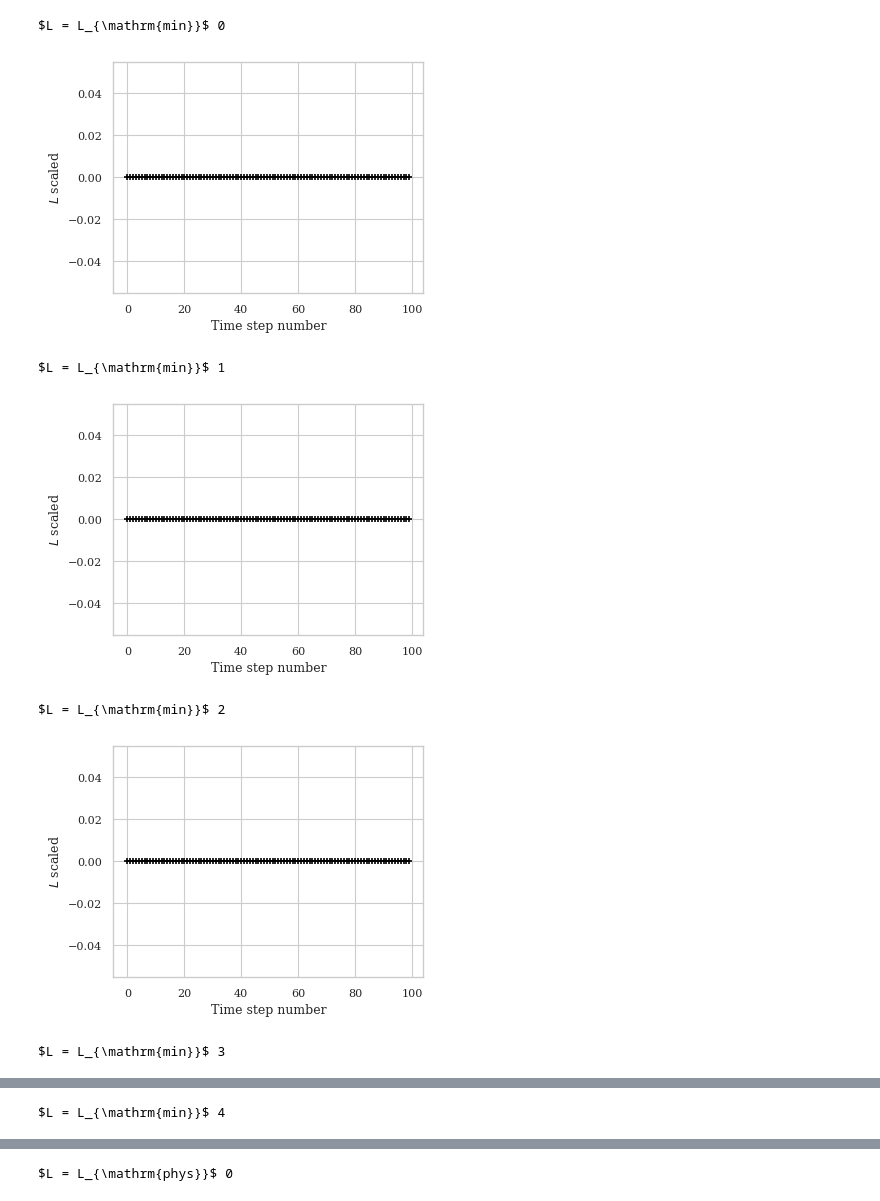
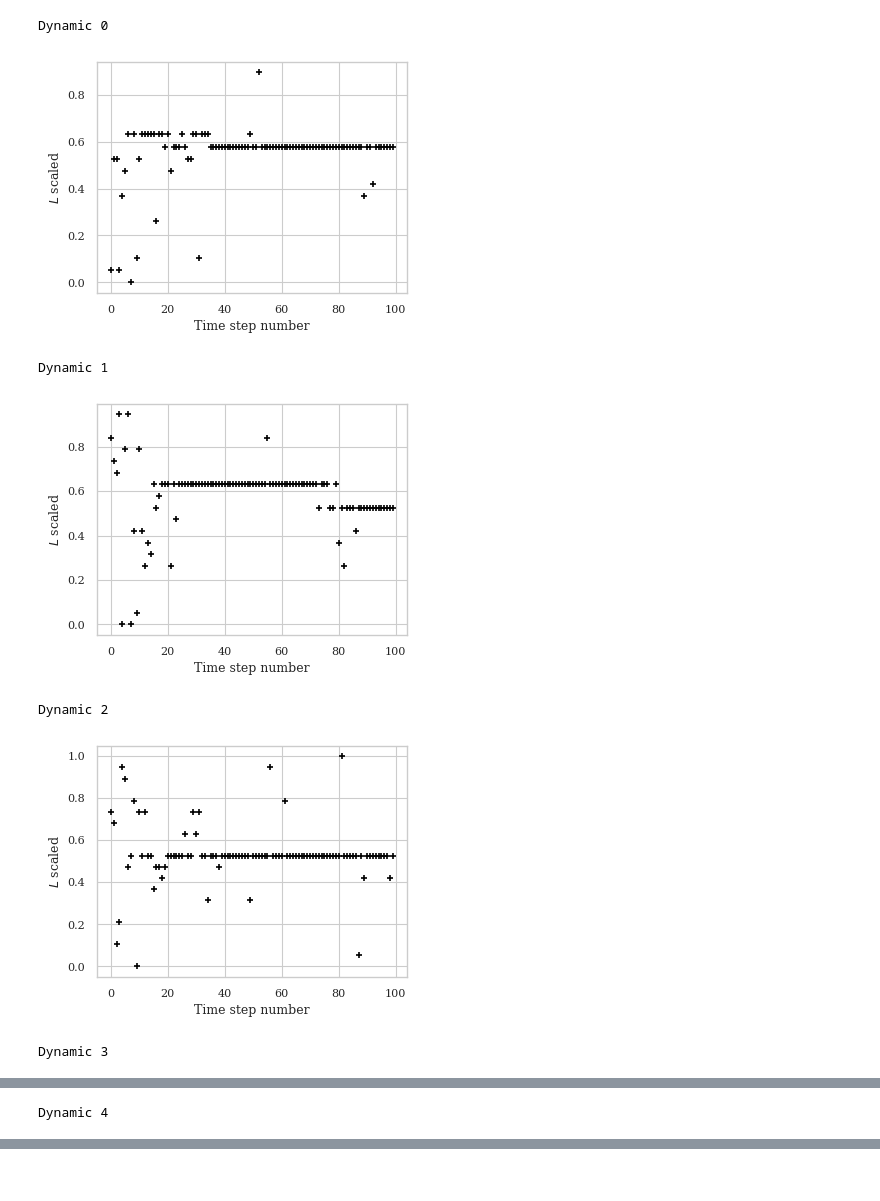
Before and after one commit to Yuriyzabegaev/solver_selector, a Jupyter notebook: examples/1/results_1_poro.ipynb, the cells around one changed output, grey strips where cells are left out. Saved outputs shown, nothing was run; the diff lists cells and outputs as text; code cells hidden in the pictures.

```diff
--- a/examples/1/results_1_poro.ipynb
+++ b/examples/1/results_1_poro.ipynb
@@ -29,13 +29,19 @@ sns.set_theme(
 
 NUM_SIMS = 5
 CONVERGED = False
+USE_SIMULATED_TIME = False
+MINUTE = 60
 
+if USE_SIMULATED_TIME:
+    X_LABEL = "Simulated time, minutes"
+else:
+    X_LABEL = "Time step number"
 
 data = {
     r"$L = L_{\mathrm{min}}$": load_data("poro_l0", n_newest=NUM_SIMS),
     r"$L = L_{\mathrm{phys}}$": load_data("poro_l1", n_newest=NUM_SIMS),
+    "Random": load_data("poro_lrandom", n_newest=NUM_SIMS),
     "Dynamic": load_data("poro_ldynamic", n_newest=NUM_SIMS),
-    "Random": load_data("poro_lrandom", n_newest=NUM_SIMS),
 }
 
 
@@ -61,37 +67,40 @@ Loading data:
 # %%
 def make_l_factor(data: Sequence[SolverSelectionData], converged=True):
     l_factors = np.array(
         [
             x.config["gmres"]["preconditioner"]["splitting_fixed_stress"]["l_factor"]
             for x in data
         ]
     )
     if converged:
         return l_factors[make_converged_indices(data)]
     return l_factors
 
 
 for name, values in data.items():
+    if name not in ("Dynamic",):
+        continue
     for i, value in enumerate(values):
         print(name, i)
         plt.figure(figsize=(4, 3))
         l_factors = make_l_factor(value, converged=CONVERGED)
-        plt.scatter(
-            np.arange(l_factors.size), l_factors, label=name, color="black", marker="+"
-        )
+        x = make_simulation_time(values[0], converged=CONVERGED) / MINUTE
+        if not USE_SIMULATED_TIME:
+            x = np.arange(len(l_factors))
+        plt.scatter(x, l_factors, label=name, color="black", marker="+")
 
         plt.ylabel("$L$ scaled")
-        plt.xlabel("Time step number")
+        plt.xlabel(X_LABEL)
         plt.show()
         if save_media_path is not None:
             plt.savefig(
                 save_media_path / f"poro_lfactor_dt_{name}_{i}.pdf", bbox_inches="tight"
             )
 # %% [output]
-$L = L_{\mathrm{min}}$ 0
+Dynamic 0
-[figure, old version]
+[figure, new version]
-$L = L_{\mathrm{min}}$ 1
+Dynamic 1
-[figure, old version]
+[figure, new version]
-$L = L_{\mathrm{min}}$ 2
+Dynamic 2
-[figure, old version]
+[figure, new version]
-$L = L_{\mathrm{min}}$ 3
+Dynamic 3
@@ -99 +108 @@ $L = L_{\mathrm{min}}$ 3
-$L = L_{\mathrm{min}}$ 4
+Dynamic 4
@@ -101 +109,0 @@ $L = L_{\mathrm{min}}$ 4
-$L = L_{\mathrm{phys}}$ 0
```
Also changed, not shown: parts of 9 cells of this notebook, 7 other files.
